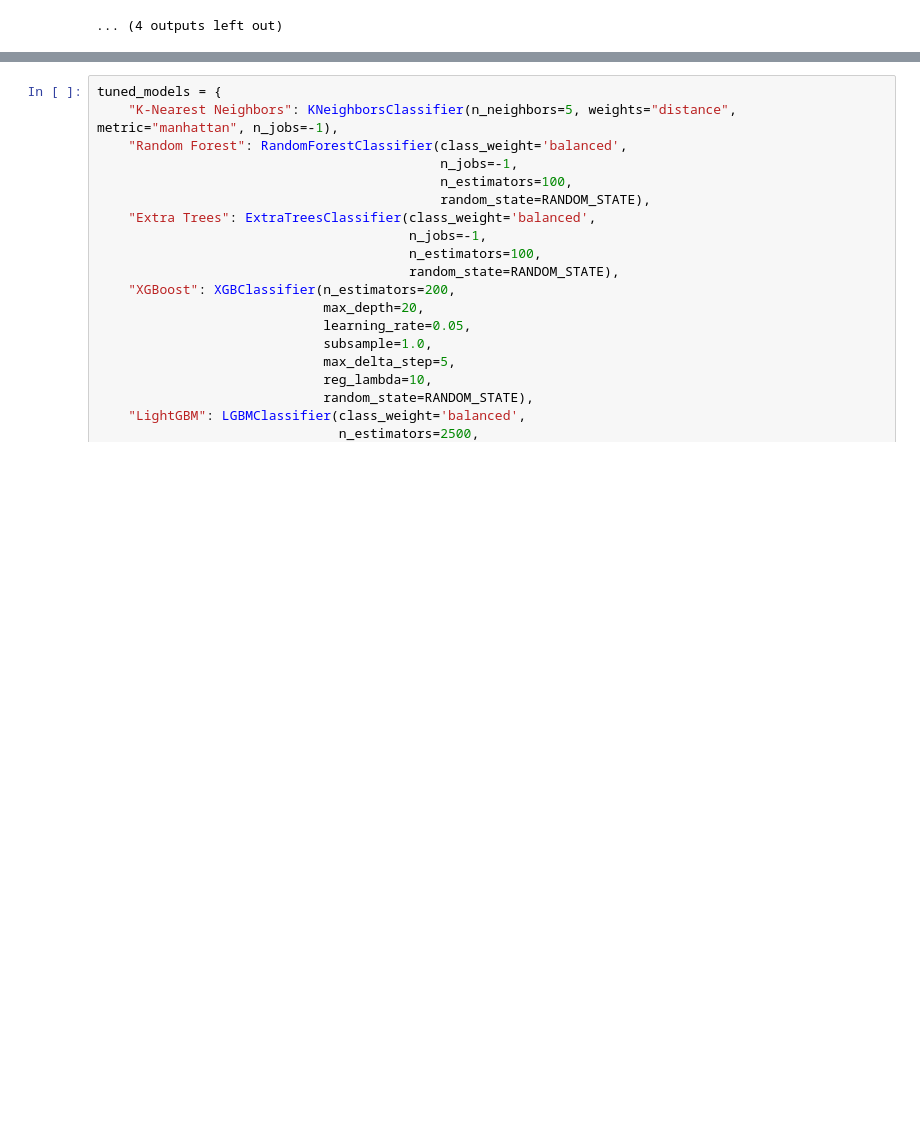
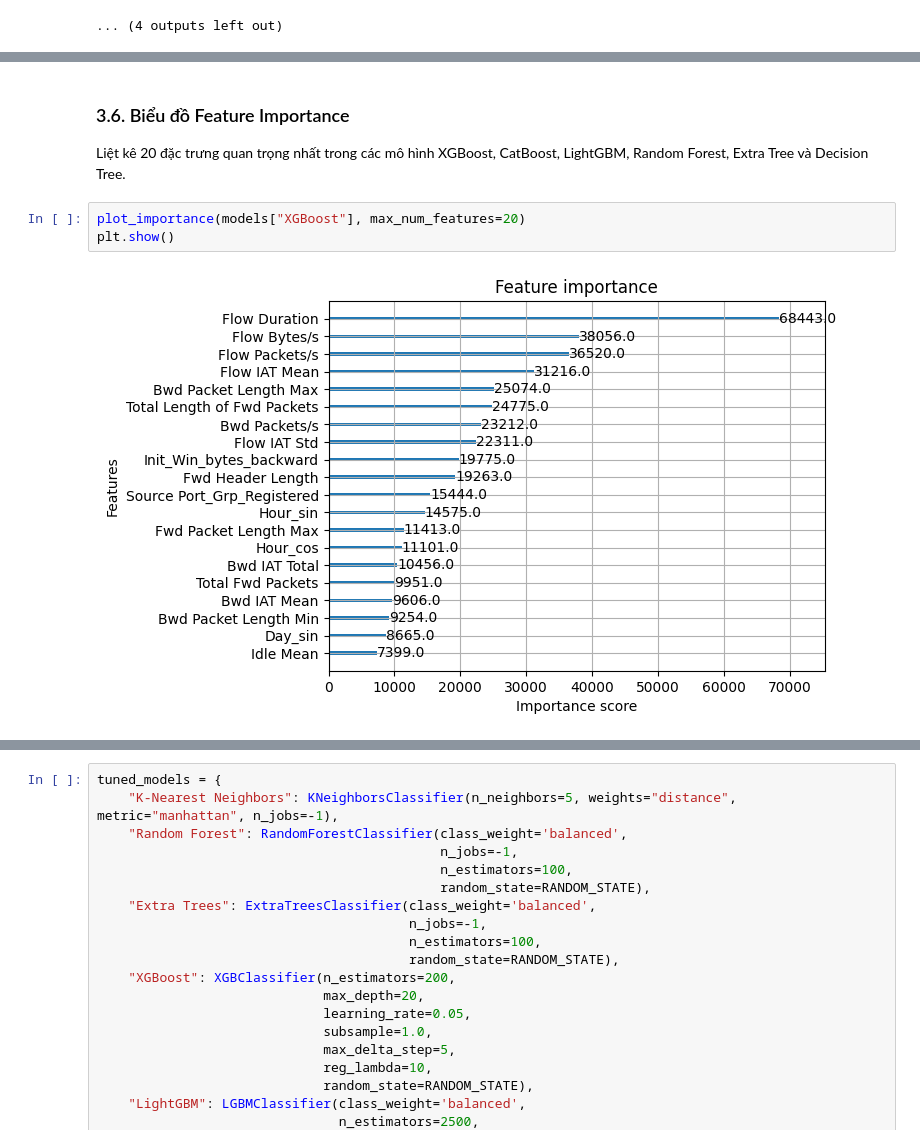
Before and after one commit to VietDQ1904/DataMining-Project-2026, a Jupyter notebook: source/model/model.ipynb, the cells around one changed output, grey strips where cells are left out. Cells and saved outputs as stored; diff of their text form; blank space fills up the shorter version.

```diff
--- a/source/model/model.ipynb
+++ b/source/model/model.ipynb
@@ -320,0 +347,8 @@ Generating learning curve for KernelSVM...
+# %% [markdown]
+### 3.6. Biểu đồ Feature Importance
+Liệt kê 20 đặc trưng quan trọng nhất trong các mô hình XGBoost, CatBoost, LightGBM, Random Forest, Extra Tree và Decision Tree.
+# %%
+plot_importance(models["XGBoost"], max_num_features=20)
+plt.show()
+# %% [output]
+[figure, added]
```
Also changed, not shown: parts of 27 cells of this notebook, 1 other file.
